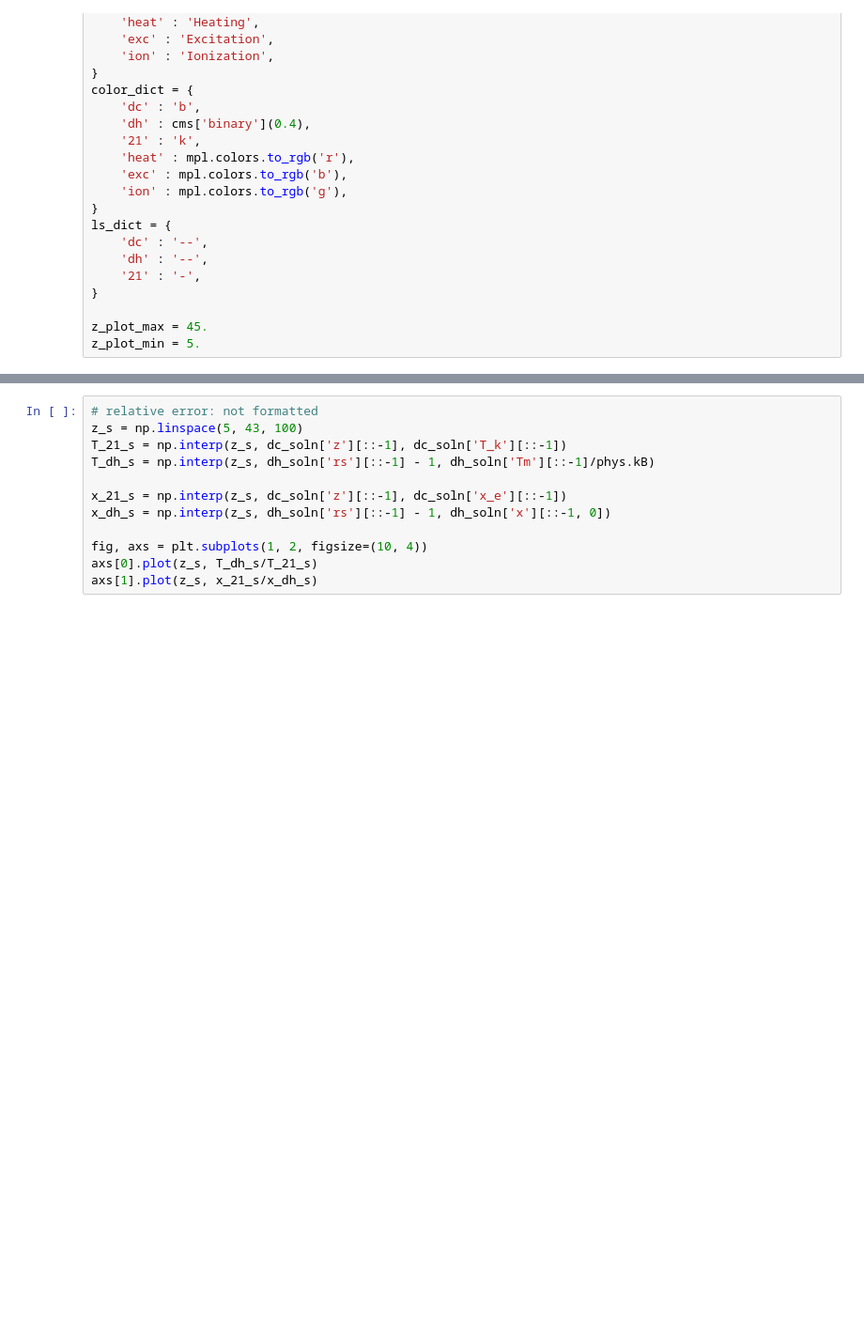
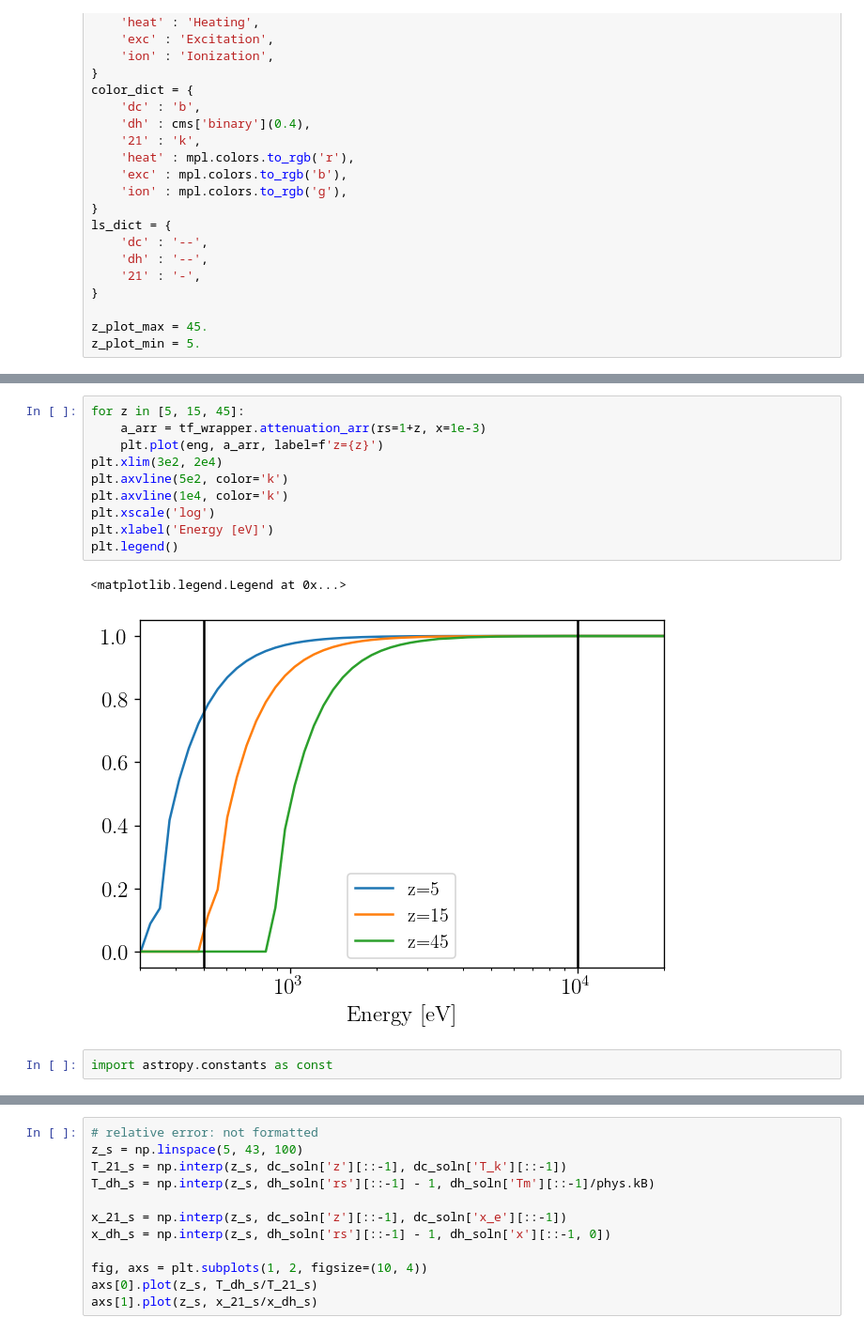
Before and after one commit to yitiansun/DM21cm, a Jupyter notebook: cross_check/plot.ipynb, the cells around one changed output, grey strips where cells are left out. Shown at 94% size. Cells and saved outputs as stored; diff of their text form; blank space fills up the shorter version.

```diff
--- a/cross_check/plot.ipynb
+++ b/cross_check/plot.ipynb
@@ -387,0 +526,15 @@ fig.savefig(f'{save_name}.pdf', bbox_inches='tight')
+# %%
+for z in [5, 15, 45]:
+    a_arr = tf_wrapper.attenuation_arr(rs=1+z, x=1e-3)
+    plt.plot(eng, a_arr, label=f'z={z}')
+plt.xlim(3e2, 2e4)
+plt.axvline(5e2, color='k')
+plt.axvline(1e4, color='k')
+plt.xscale('log')
+plt.xlabel('Energy [eV]')
+plt.legend()
+# %% [output]
+<matplotlib.legend.Legend at 0x...>
+[figure, added]
+# %%
+import astropy.constants as const
```
Also changed, not shown: parts of 17 cells of this notebook, 6 other files.
